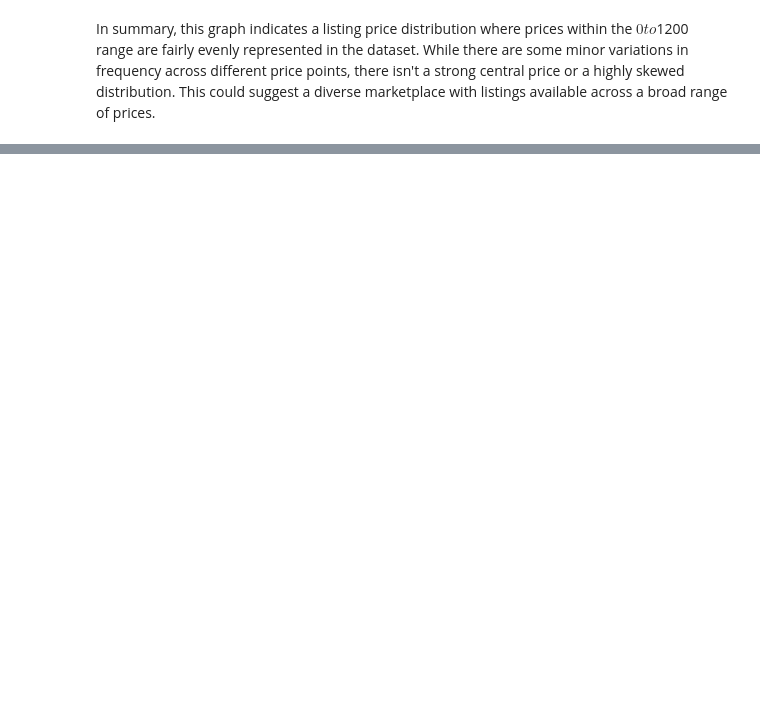
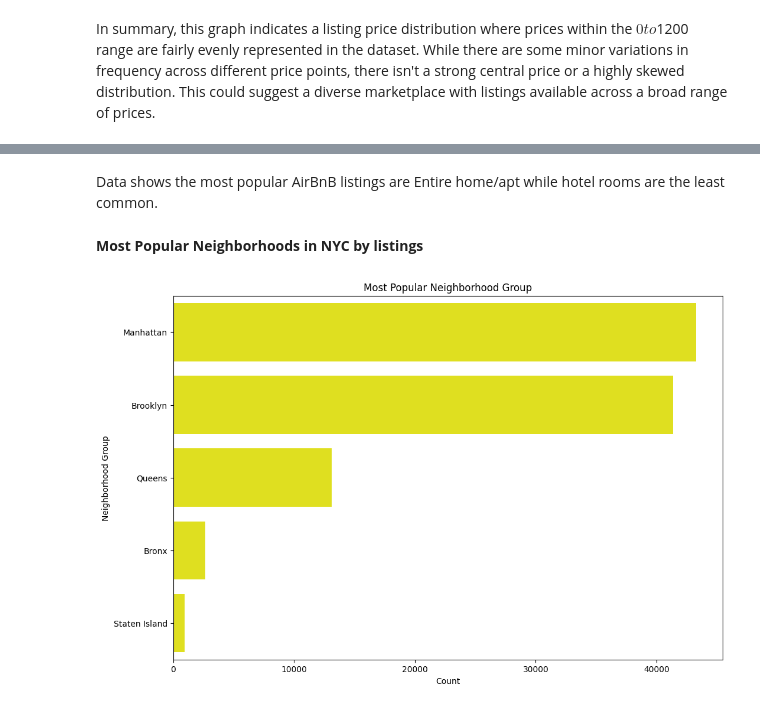
Before and after one commit to Kwasi-Dankwa/airbnb-eda, a Jupyter notebook: AirBnB.ipynb, the cells around one changed output, grey strips where cells are left out. Drawn from its saved outputs; the diff is of its cells as text; code cells hidden in the pictures; blank space fills up the shorter version.

```diff
--- a/AirBnB.ipynb
+++ b/AirBnB.ipynb
@@ -146,0 +160,16 @@ In summary, this graph indicates a listing price distribution where prices withi
+# %% [markdown]
+Data shows the most popular AirBnB listings are Entire home/apt while hotel rooms are the least common.
+# %% [markdown]
+**Most Popular Neighborhoods in NYC by listings**
+# %%
+# Replaced misspellings in 'neighbourhood group' column based on intial analysis
+df['neighbourhood group'] = df['neighbourhood group'].replace({'brookln': 'Brooklyn', 'manhatan': 'Manhattan'})
+
+plt.figure(figsize=(12, 8))
+sns.countplot(y='neighbourhood group', data=df,color="yellow" , order=df['neighbourhood group'].value_counts().index)
+plt.title('Most Popular Neighborhood Group')
+plt.xlabel('Count')
+plt.ylabel('Neighborhood Group')
+plt.show()
+# %% [output]
+[figure, added]
```
Also changed, not shown: parts of 9 cells of this notebook.
